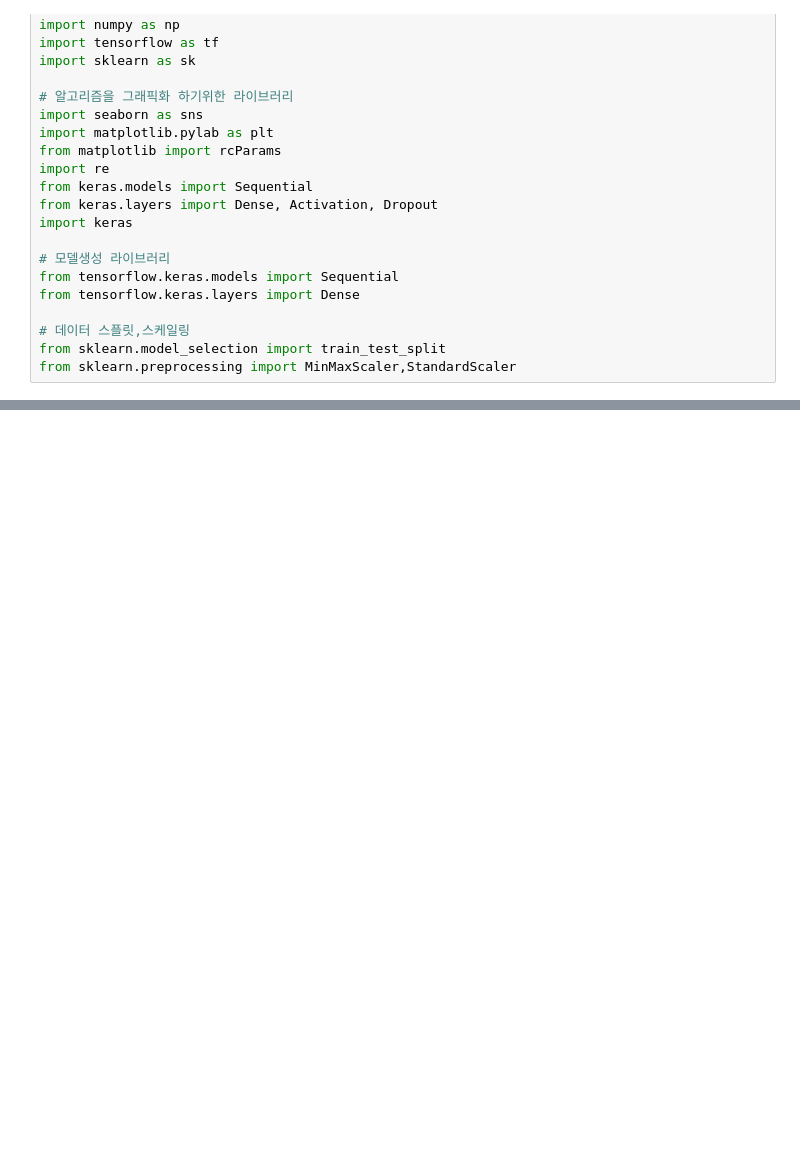
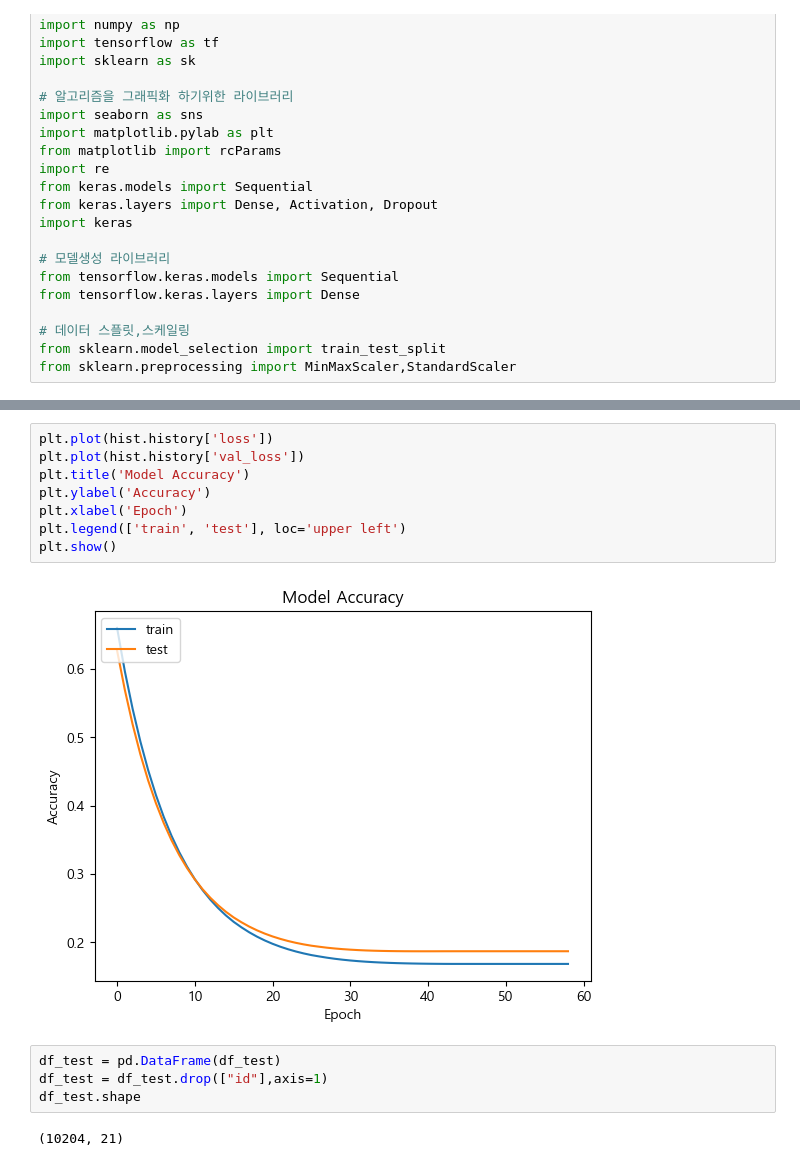
Before and after one commit to ksqrt/KaggleCompetitions, a Jupyter notebook: Playground Series Season 3, Episode 2/test.ipynb, the cells around one changed output, grey strips where cells are left out. Drawn from its saved outputs; the diff is of its cells as text; blank space fills up the shorter version.

```diff
--- a/Playground Series Season 3, Episode 2/test.ipynb
+++ b/Playground Series Season 3, Episode 2/test.ipynb
@@ -72,0 +228,16 @@ None
+# %%
+plt.plot(hist.history['loss'])
+plt.plot(hist.history['val_loss'])
+plt.title('Model Accuracy')
+plt.ylabel('Accuracy')
+plt.xlabel('Epoch')
+plt.legend(['train', 'test'], loc='upper left')
+plt.show()
+# %% [output]
+[figure, added]
+# %%
+df_test = pd.DataFrame(df_test)
+df_test = df_test.drop(["id"],axis=1)
+df_test.shape
+# %% [output]
+(10204, 21)
```
Also changed, not shown: parts of 18 cells of this notebook, 2 other files.
